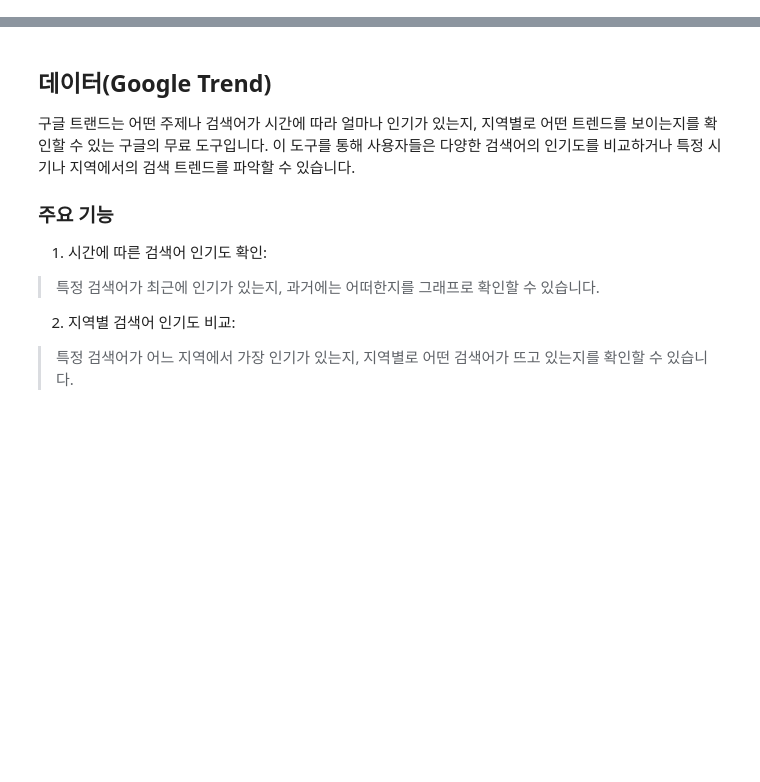
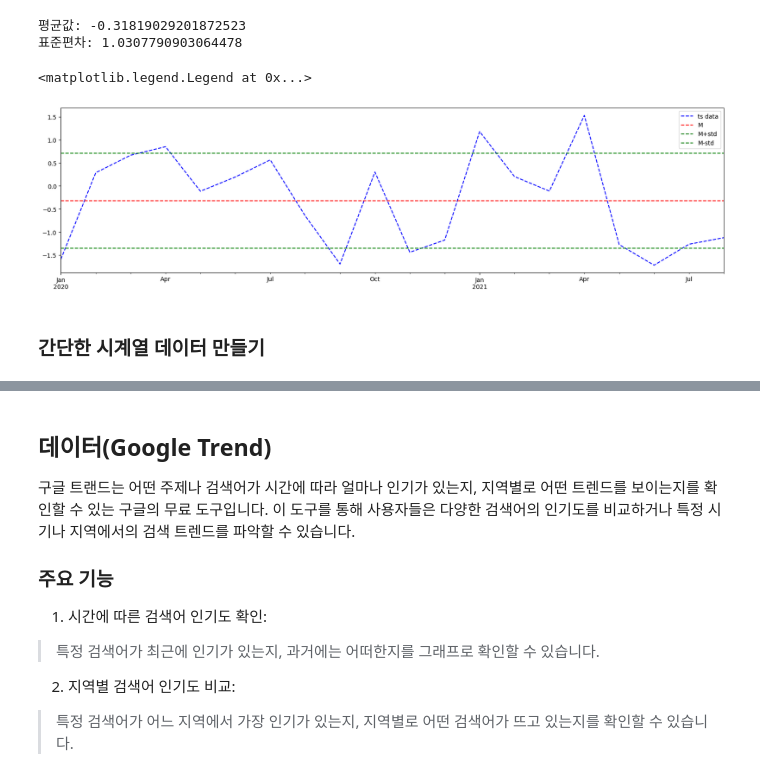
Before and after one commit to euisuk-chung/TimeSeriesDataAnalysis, a Jupyter notebook: 실습자료/시계열_데이터_분석_실습.ipynb, the cells around one changed output, grey strips where cells are left out. Drawn from its saved outputs; the diff is of its cells as text; code cells hidden in the pictures; blank space fills up the shorter version.

```diff
--- a/실습자료/시계열_데이터_분석_실습.ipynb
+++ b/실습자료/시계열_데이터_분석_실습.ipynb
@@ -0,0 +127,26 @@
+# %%
+# 주요 형태 파악
+mean_value = ts_data.mean()
+std_value = ts_data.std()
+
+# 결과 출력
+print("평균값:", mean_value)
+print("표준편차:", std_value)
+# %% [output]
+평균값: -0.31819029201872523
+표준편차: 1.0307790903064478
+# %%
+import matplotlib.pyplot as plt
+plt.figure(figsize=(20, 5))
+
+# ts_data에 평균 표준편차 및 평균값 표기하기
+ts_data.plot(color='blue', style='--', label='ts data')
+plt.axhline(mean_value, color='red', linestyle='--', label='M')
+plt.axhline(mean_value+std_value, color='green', linestyle='--', label='M+std')
+plt.axhline(mean_value-std_value, color='green', linestyle='--', label='M-std')
+plt.legend()
+# %% [output]
+<matplotlib.legend.Legend at 0x...>
+[figure, added]
+# %% [markdown]
+### <b>간단한 시계열 데이터 만들기</b>
```
Also changed, not shown: parts of 101 cells of this notebook, 3 other files.
